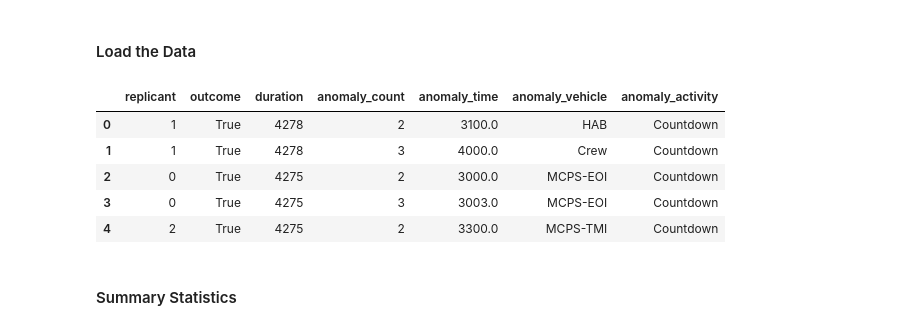
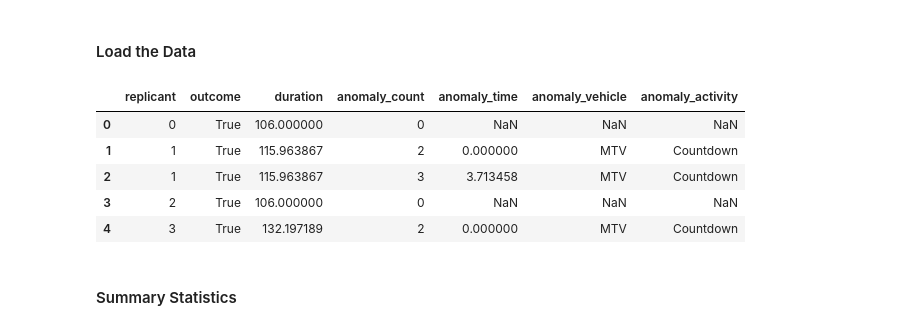
Before and after one commit to edhschen/space_mission_des, a Jupyter notebook: SpaceMissionDES/analysis/viz_monte_carlo.ipynb, the cells around one changed output. Saved outputs shown, nothing was run; the diff lists cells and outputs as text; code cells hidden in the pictures.

```diff
--- a/SpaceMissionDES/analysis/viz_monte_carlo.ipynb
+++ b/SpaceMissionDES/analysis/viz_monte_carlo.ipynb
@@ -10,17 +10,17 @@ PosixPath('/Users/ben/Developer/SpaceMissionDES/SpaceMissionDES/analysis')
 # %% [markdown]
 #### Load the Data
 # %%
-data_dir = Path.cwd().parent.parent / "results" / "test-02"
+data_dir = Path.cwd().parent.parent / "results" / "Case04-r02"
 
 mc_results = pd.read_csv(data_dir / "mc.csv")
 mc_results.head()
 # %% [output]
 |  | replicant | outcome | duration | anomaly_count | anomaly_time | anomaly_vehicle | anomaly_activity |
-| 0 | 1 | True | 4278 | 2 | 3100.0 | HAB | Countdown |
-| 1 | 1 | True | 4278 | 3 | 4000.0 | Crew | Countdown |
-| 2 | 0 | True | 4275 | 2 | 3000.0 | MCPS-EOI | Countdown |
-| 3 | 0 | True | 4275 | 3 | 3003.0 | MCPS-EOI | Countdown |
-| 4 | 2 | True | 4275 | 2 | 3300.0 | MCPS-TMI | Countdown |
+| 0 | 0 | True | 106.000000 | 0 | NaN | NaN | NaN |
+| 1 | 1 | True | 115.963867 | 2 | 0.000000 | MTV | Countdown |
+| 2 | 1 | True | 115.963867 | 3 | 3.713458 | MTV | Countdown |
+| 3 | 2 | True | 106.000000 | 0 | NaN | NaN | NaN |
+| 4 | 3 | True | 132.197189 | 2 | 0.000000 | MTV | Countdown |
 # %% [markdown]
 #### Summary Statistics
 # %%
```
Also changed, not shown: parts of 9 cells of this notebook, 8 other files.
